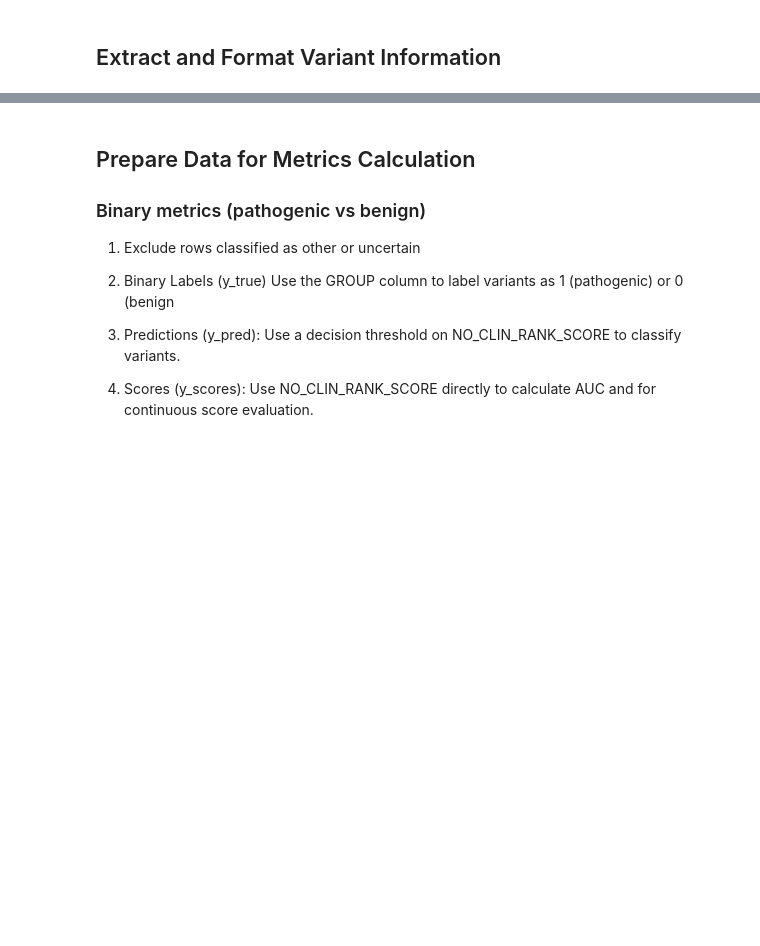
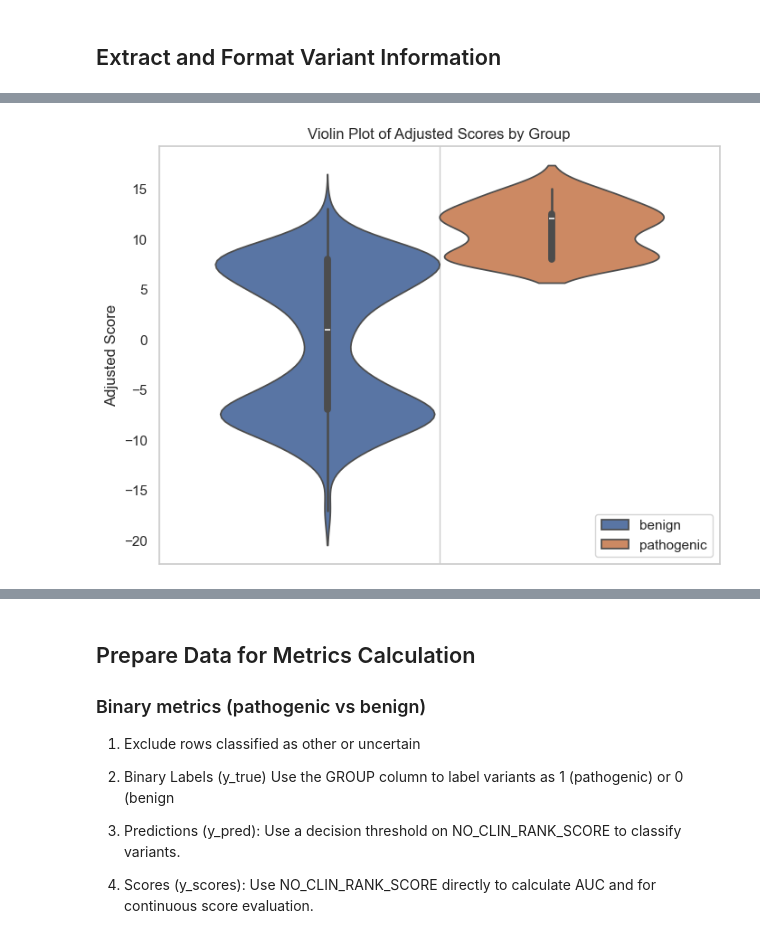
Before and after one commit to josefinelantz/GenScore, a Jupyter notebook: Submission.ipynb, the cells around one changed output, grey strips where cells are left out. Saved outputs shown, nothing was run; the diff lists cells and outputs as text; code cells hidden in the pictures; blank space fills up the shorter version.

Commit message:
update extract data

```diff
--- a/Submission.ipynb
+++ b/Submission.ipynb
@@ -380,0 +262,16 @@ filt_df["GROUP"].value_counts().reset_index()
+# %%
+# Step 1: Filter for Benign and Pathogenic groups
+filtered_df = df[df['GROUP'].isin(['benign', 'pathogenic'])].copy()
+
+# Step 2: Calculate ADJUSTED_SCORE
+filtered_df['ADJUSTED_SCORE'] = filtered_df['RANK_SCORE'] - filtered_df['CLIN']
+
+# Summarize the filtered dataset
+filtered_summary = {
+    "Total Rows": filtered_df.shape[0],
+    "Group Counts": filtered_df['GROUP'].value_counts().to_dict(),
+    "Adjusted Score Range": (filtered_df['ADJUSTED_SCORE'].min(), filtered_df['ADJUSTED_SCORE'].max())
+}
+
+print(filtered_summary)
+# {'Total Rows': 1381, 'Group Counts': {'benign': 1342, 'pathogenic': 39}, 'Adjusted Score Range': (-17.0, 15.0)}
@@ -380,0 +307,16 @@ filt_df["GROUP"].value_counts().reset_index()
+# %%
+# Boxplot
+plt.figure(figsize=(8, 6))
+sns.violinplot(
+    data=filtered_df,
+    hue='GROUP',
+    y='ADJUSTED_SCORE'
+)
+plt.title("Violin Plot of Adjusted Scores by Group")
+plt.ylabel("Adjusted Score")
+plt.grid()
+plt.legend(loc="lower right")
+plt.savefig("violin_adjusted_by_group.png")
+plt.show()
+# %% [output]
+[figure, added]
```
Also changed, not shown: parts of 98 cells of this notebook, 8 other files.
